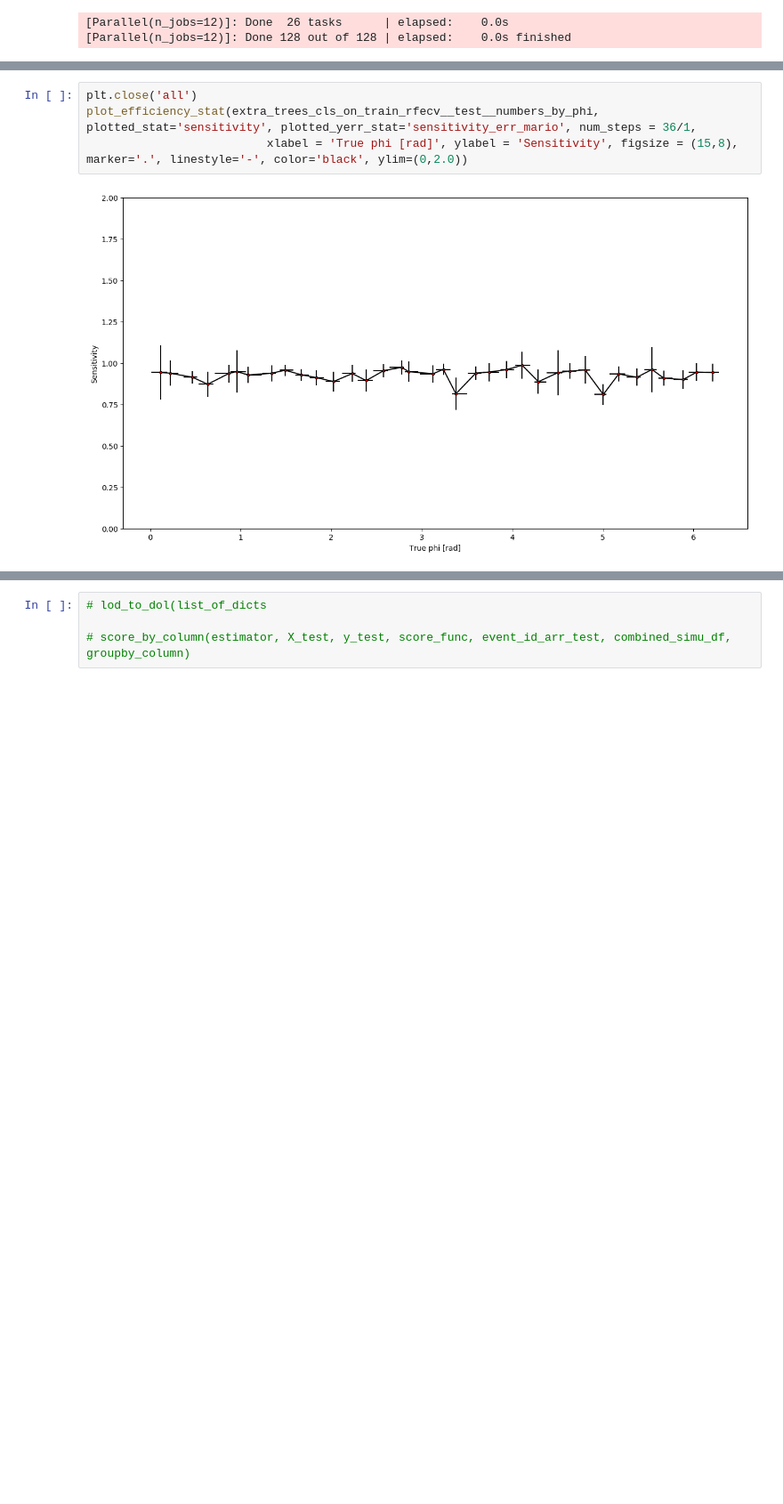
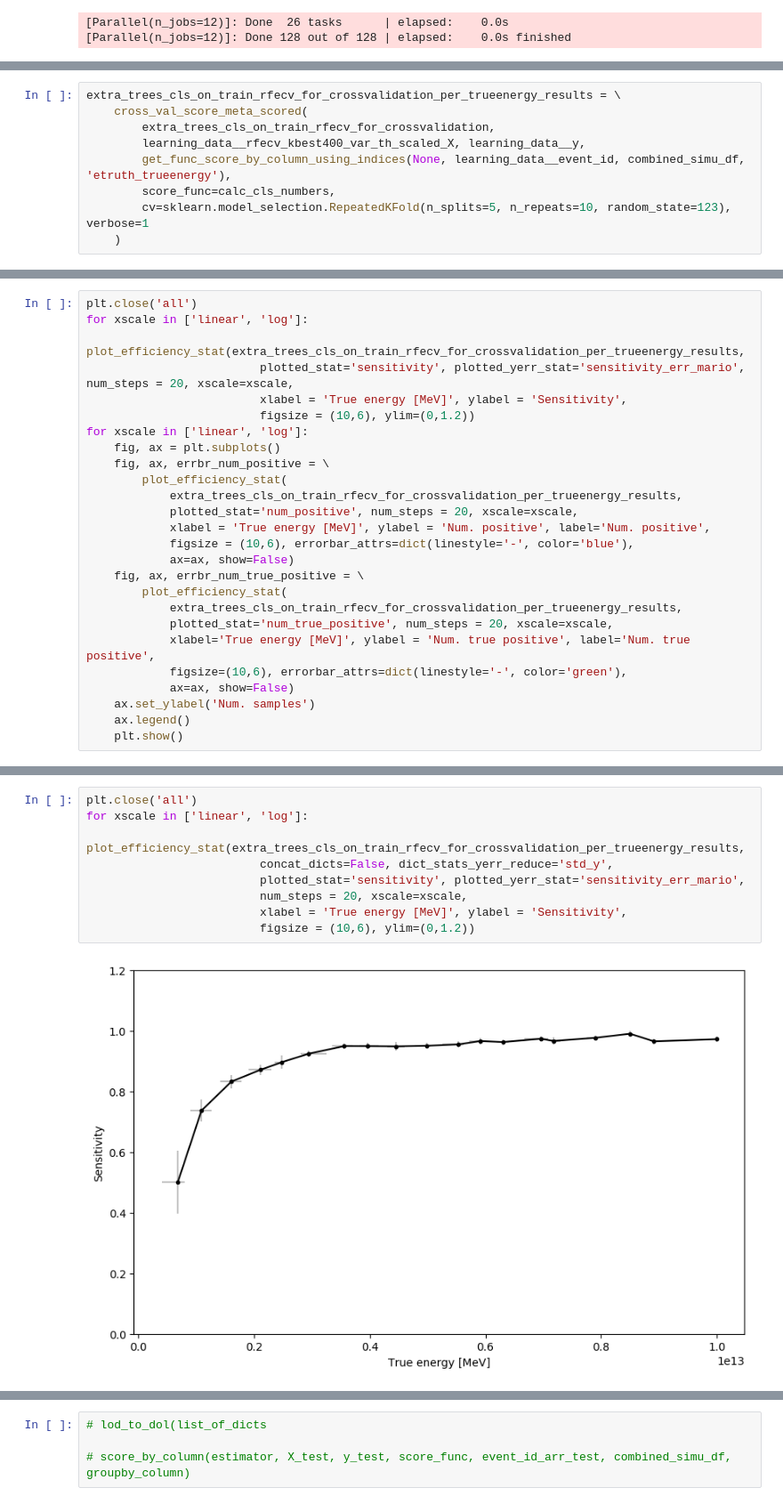
Before and after one commit to vrabelmichal/euso-patt-reco-notebooks, a Jupyter notebook: notebooks/ver4_machine_learning_w_labeled_flight_20181129.ipynb, the cells around one changed output, grey strips where cells are left out. Shown at 89% size. Cells and saved outputs as stored; diff of their text form; blank space fills up the shorter version.

Commit message:
rerun notebooks/ver4_machine_learning_w_labeled_flight_20181129.ipynb , somewhat finished visualization code

```diff
--- a/notebooks/ver4_machine_learning_w_labeled_flight_20181129.ipynb
+++ b/notebooks/ver4_machine_learning_w_labeled_flight_20181129.ipynb
@@ -2664,0 +3242,9 @@ plot_efficiency_stat(extra_trees_cls_on_train_rfecv__test__numbers_by_theta, plo
+# %%
+extra_trees_cls_on_train_rfecv_for_crossvalidation_per_trueenergy_results = \
+    cross_val_score_meta_scored(
+        extra_trees_cls_on_train_rfecv_for_crossvalidation,
+        learning_data__rfecv_kbest400_var_th_scaled_X, learning_data__y,
+        get_func_score_by_column_using_indices(None, learning_data__event_id, combined_simu_df, 'etruth_trueenergy'),
+        score_func=calc_cls_numbers,
+        cv=sklearn.model_selection.RepeatedKFold(n_splits=5, n_repeats=10, random_state=123), verbose=1
+    )
@@ -2664,0 +3289,26 @@ plot_efficiency_stat(extra_trees_cls_on_train_rfecv__test__numbers_by_theta, plo
+# %%
+plt.close('all')
+for xscale in ['linear', 'log']:
+    plot_efficiency_stat(extra_trees_cls_on_train_rfecv_for_crossvalidation_per_trueenergy_results,
+                         plotted_stat='sensitivity', plotted_yerr_stat='sensitivity_err_mario', num_steps = 20, xscale=xscale,
+                         xlabel = 'True energy [MeV]', ylabel = 'Sensitivity',
+                         figsize = (10,6), ylim=(0,1.2))
+for xscale in ['linear', 'log']:
+    fig, ax = plt.subplots()
+    fig, ax, errbr_num_positive = \
+        plot_efficiency_stat(
+            extra_trees_cls_on_train_rfecv_for_crossvalidation_per_trueenergy_results,
+            plotted_stat='num_positive', num_steps = 20, xscale=xscale,
+            xlabel = 'True energy [MeV]', ylabel = 'Num. positive', label='Num. positive',
+            figsize = (10,6), errorbar_attrs=dict(linestyle='-', color='blue'),
+            ax=ax, show=False)
+    fig, ax, errbr_num_true_positive = \
+        plot_efficiency_stat(
+            extra_trees_cls_on_train_rfecv_for_crossvalidation_per_trueenergy_results,
+            plotted_stat='num_true_positive', num_steps = 20, xscale=xscale,
+            xlabel='True energy [MeV]', ylabel = 'Num. true positive', label='Num. true positive',
+            figsize=(10,6), errorbar_attrs=dict(linestyle='-', color='green'),
+            ax=ax, show=False)
+    ax.set_ylabel('Num. samples')
+    ax.legend()
+    plt.show()
@@ -2665,6 +3322,11 @@ plot_efficiency_stat(extra_trees_cls_on_train_rfecv__test__numbers_by_theta, plo
 # %%
 plt.close('all')
-plot_efficiency_stat(extra_trees_cls_on_train_rfecv__test__numbers_by_phi, plotted_stat='sensitivity', plotted_yerr_stat='sensitivity_err_mario', num_steps = 36/1,
-                          xlabel = 'True phi [rad]', ylabel = 'Sensitivity', figsize = (15,8), marker='.', linestyle='-', color='black', ylim=(0,2.0))
+for xscale in ['linear', 'log']:
+    plot_efficiency_stat(extra_trees_cls_on_train_rfecv_for_crossvalidation_per_trueenergy_results,
+                         concat_dicts=False, dict_stats_yerr_reduce='std_y',
+                         plotted_stat='sensitivity', plotted_yerr_stat='sensitivity_err_mario',
+                         num_steps = 20, xscale=xscale,
+                         xlabel = 'True energy [MeV]', ylabel = 'Sensitivity',
+                         figsize = (10,6), ylim=(0,1.2))
 # %% [output]
-[figure, old version]
+[figure, new version]
```
Also changed, not shown: parts of 61 cells of this notebook.
